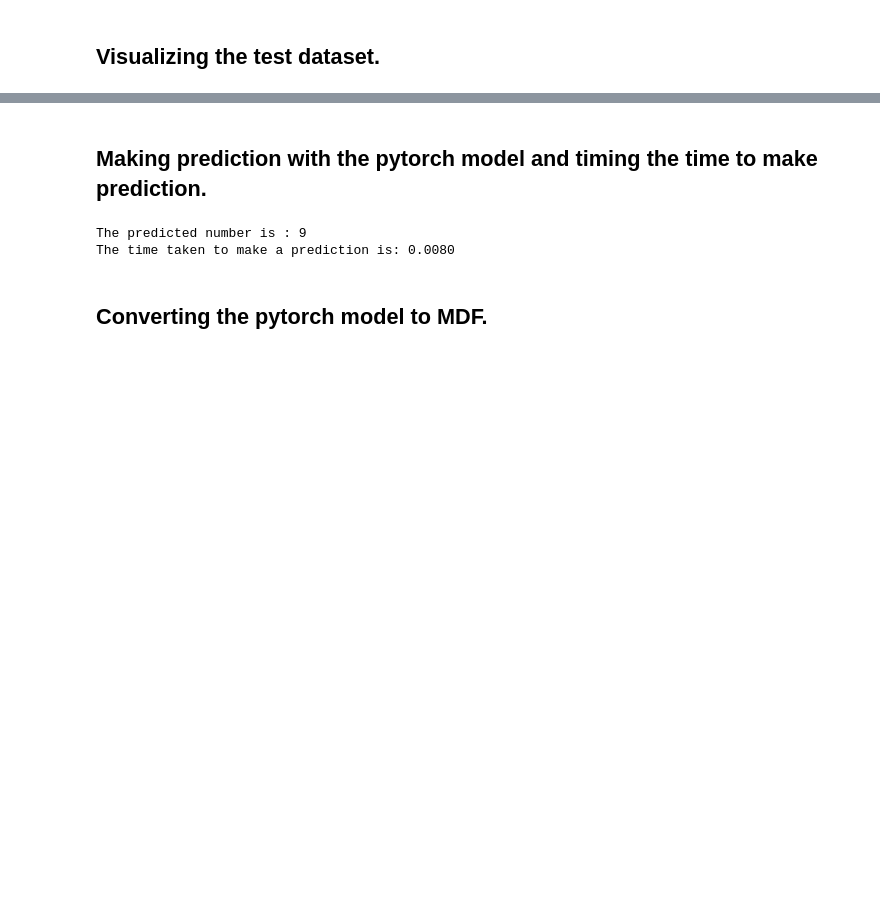
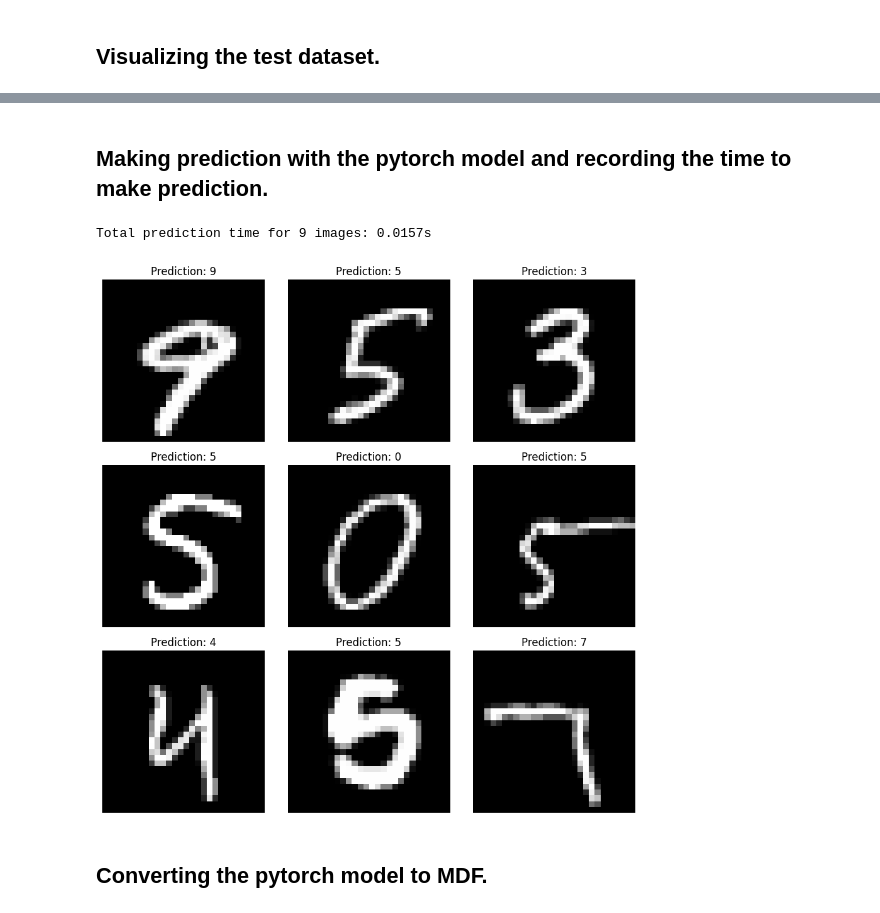
Before and after one commit to ModECI/MDF, a Jupyter notebook: examples/PyTorch/MDF_PyTorch_Benchmark/pytorch_and_mdf_speed_comparison.ipynb, the cells around one changed output, grey strips where cells are left out. Saved outputs shown, nothing was run; the diff lists cells and outputs as text; code cells hidden in the pictures; blank space fills up the shorter version.

```diff
--- a/examples/PyTorch/MDF_PyTorch_Benchmark/pytorch_and_mdf_speed_comparison.ipynb
+++ b/examples/PyTorch/MDF_PyTorch_Benchmark/pytorch_and_mdf_speed_comparison.ipynb
@@ -78,8 +78,8 @@ class SimpleModel(nn.Module):
         # Apply ReLU activation to the output of the third fully connected layer (fc3).
         x = torch.relu(self.fc3(x))
 
-        # Apply ReLU activation to the output of the fourth fully connected layer (fc4).
-        x = torch.relu(self.fc4(x))
+        # The output of the fourth fully connected layer (fc4).
+        x = self.fc4(x)
 
         return x
 # %% [markdown]
@@ -178,31 +201,52 @@ plt.show()
 # %% [markdown]
-## Making prediction with the pytorch model and timing the time to make prediction.
+## Making prediction with the pytorch model and recording the time to make prediction.
-# %%
-# Record the start time before making the prediction
-start_time = time.time()
-
-# Disable gradient calculation for faster inference (no need to compute gradients during prediction)
-# 'torch.no_grad()' is a context manager that temporarily disables gradient calculation.
-with torch.no_grad():
-    # Make a prediction on the test image using the pre-trained model
-    pred = model(test_img)
-
-# Get the predicted class index with the highest probability
-# 'argmax()' returns the index of the maximum value along the specified dimension (axis).
-prediction = pred.argmax()
-
-# Print the predicted number
-print("The predicted number is : {}".format(prediction.item()))
-end_time = time.time()
-
-# Calculate the time taken to make the prediction
-pytorch_total_time = end_time - start_time
-
-# Print the time taken for the prediction
-print("The time taken to make a prediction is: {:.4f}".format(pytorch_total_time))
-# %% [output]
-The predicted number is : 9
-The time taken to make a prediction is: 0.0080
+# %%
+indices = [9, 23, 90, 978, 545, 483, 789, 406, 909]
+
+# Create a figure for the grid of images
+fig = plt.figure(figsize=(9, 9))
+
+# Define the number of rows and columns for the grid
+rows, cols = 3, 3
+
+# Initialize total time
+total_pytorch_prediction_time = 0.0
+
+# Loop through the specified indices and plot images with predictions
+for i, index in enumerate(indices):
+    test_img = testset.data[index] / 255.0  # Preprocess the image
+
+    # Add a subplot to the figure
+    subplot_index = i + 1
+    ax = fig.add_subplot(rows, cols, subplot_index)
+
+    # Display the image on the subplot
+    ax.imshow(test_img, cmap='gray')
+    ax.axis('off')
+
+    # Make predictions
+    start_time = time.time()
+    with torch.no_grad():
+        pred = model(test_img)
+    prediction = pred.argmax()
+    end_time = time.time()
+
+    total_pytorch_prediction_time += end_time - start_time
+
+    # Set title as Pytorch prediction
+    ax.set_title(f'Prediction: {prediction.item()}')
+
+# Print the total Pytorch prediction time
+print(f"Total prediction time for {len(indices)} images: {total_pytorch_prediction_time:.4f}s")
+
+# Adjust spacing between subplots
+plt.tight_layout()
+
+# Show the grid of images
+plt.show()
+# %% [output]
+Total prediction time for 9 images: 0.0157s
+[figure, added]
 # %% [markdown]
 ## Converting the pytorch model to MDF.
 # %%
```
Also changed, not shown: parts of 8 cells of this notebook.
